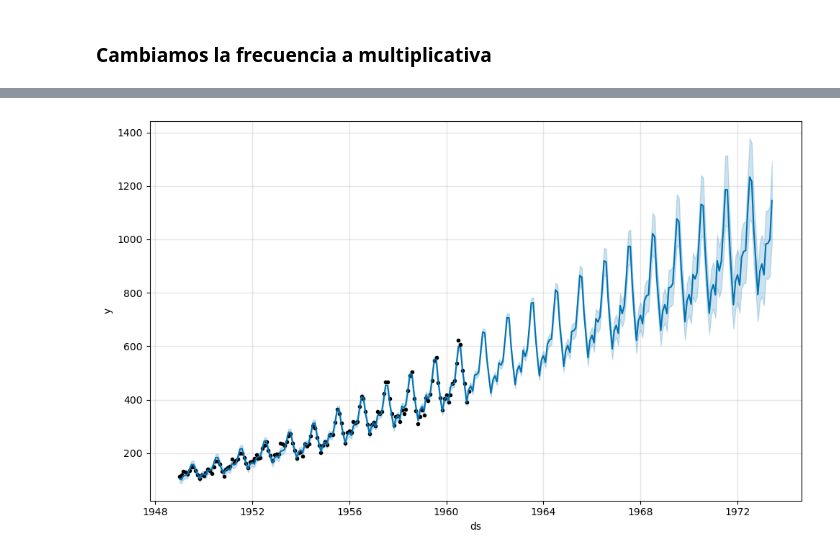
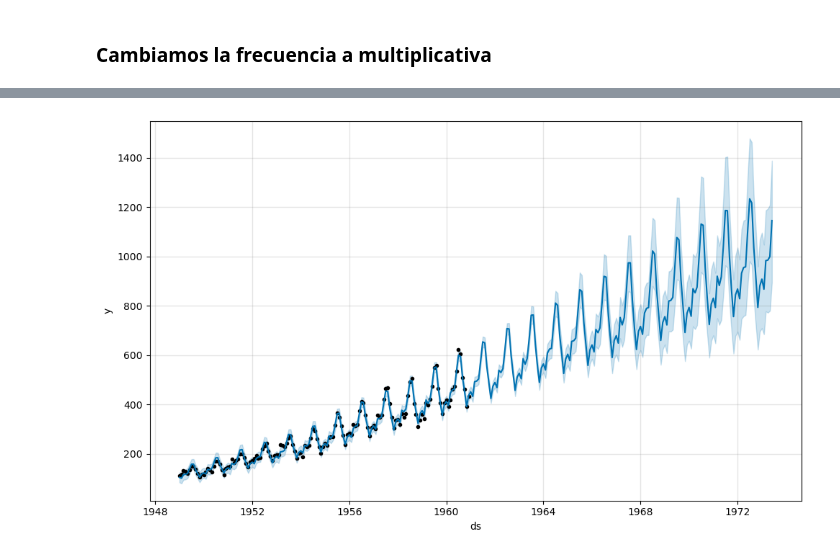
Before and after one commit to MillerQuintero2001/ARISA_Project_Data_Science, a Jupyter notebook: Class_#2/3-Prophet_PasajerosAvion.ipynb, the cells around one changed output, grey strips where cells are left out. Cells and saved outputs as stored; diff of their text form; code cells hidden in the pictures.

```diff
--- a/Class_#2/3-Prophet_PasajerosAvion.ipynb
+++ b/Class_#2/3-Prophet_PasajerosAvion.ipynb
@@ -16,4 +16,4 @@ df.head()
 | 4 | 1949-05 | 121 |
 # %%
 df.columns = ['ds','y']
-df['ds'] = pd.to_datetime(df['ds'])
+df['ds'] = pd.to_datetime(df['ds'], yearfirst=True)
@@ -46,10 +79,10 @@ fig = m.plot(forecast)
 [figure]
 # %%
-
-m= Prophet(
+m = Prophet(
     seasonality_mode='multiplicative',
     n_changepoints=int(len(df) / 12),
-    yearly_seasonality=True)
+    yearly_seasonality=True,
+    interval_width=0.95)
 
 m.fit(df)
 forecast = m.predict(future)
@@ -60 +93 @@ fig = m.plot(forecast)
-[figure, old version]
+[figure, new version]
```
Also changed, not shown: parts of 6 cells of this notebook, 10 other files.
